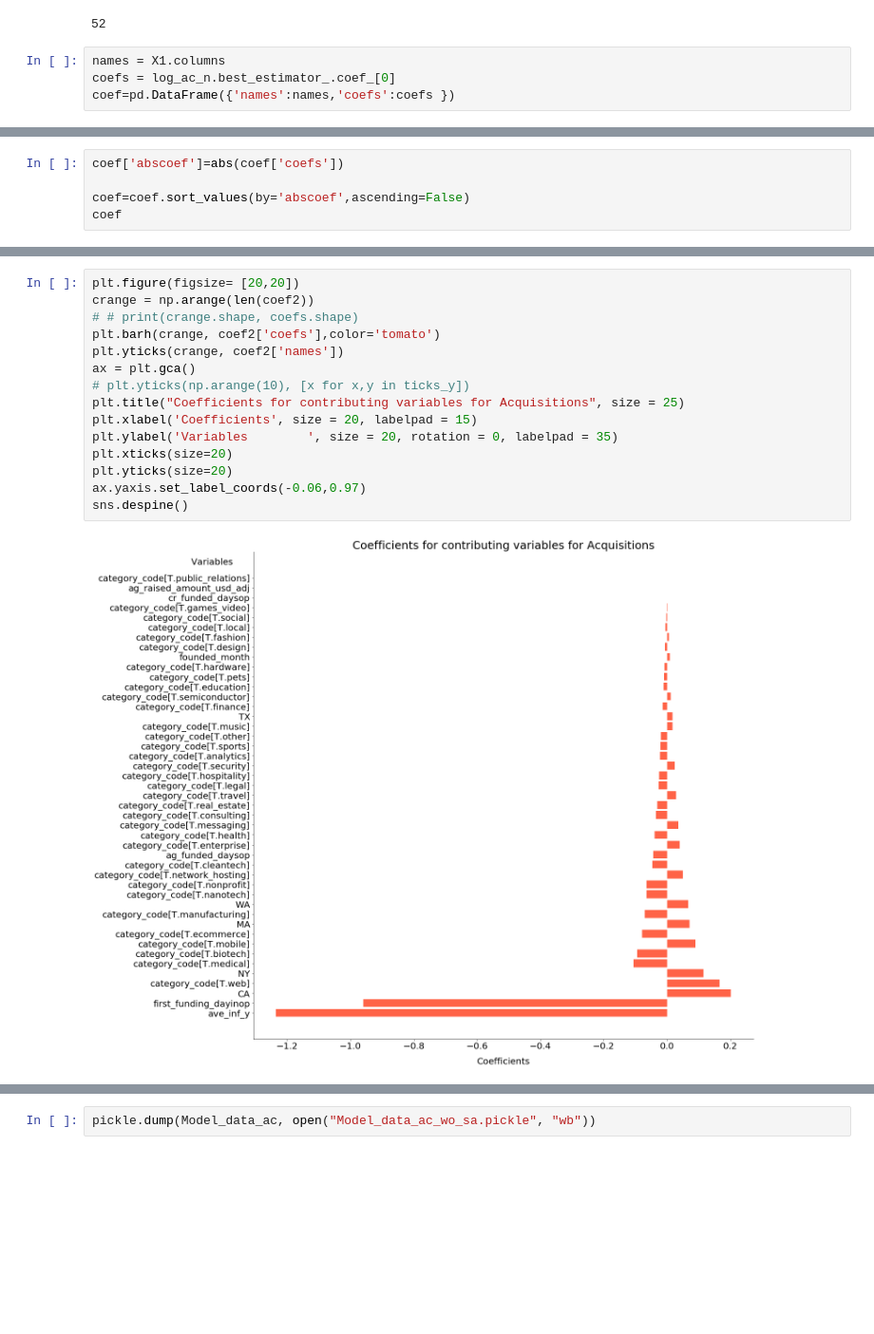
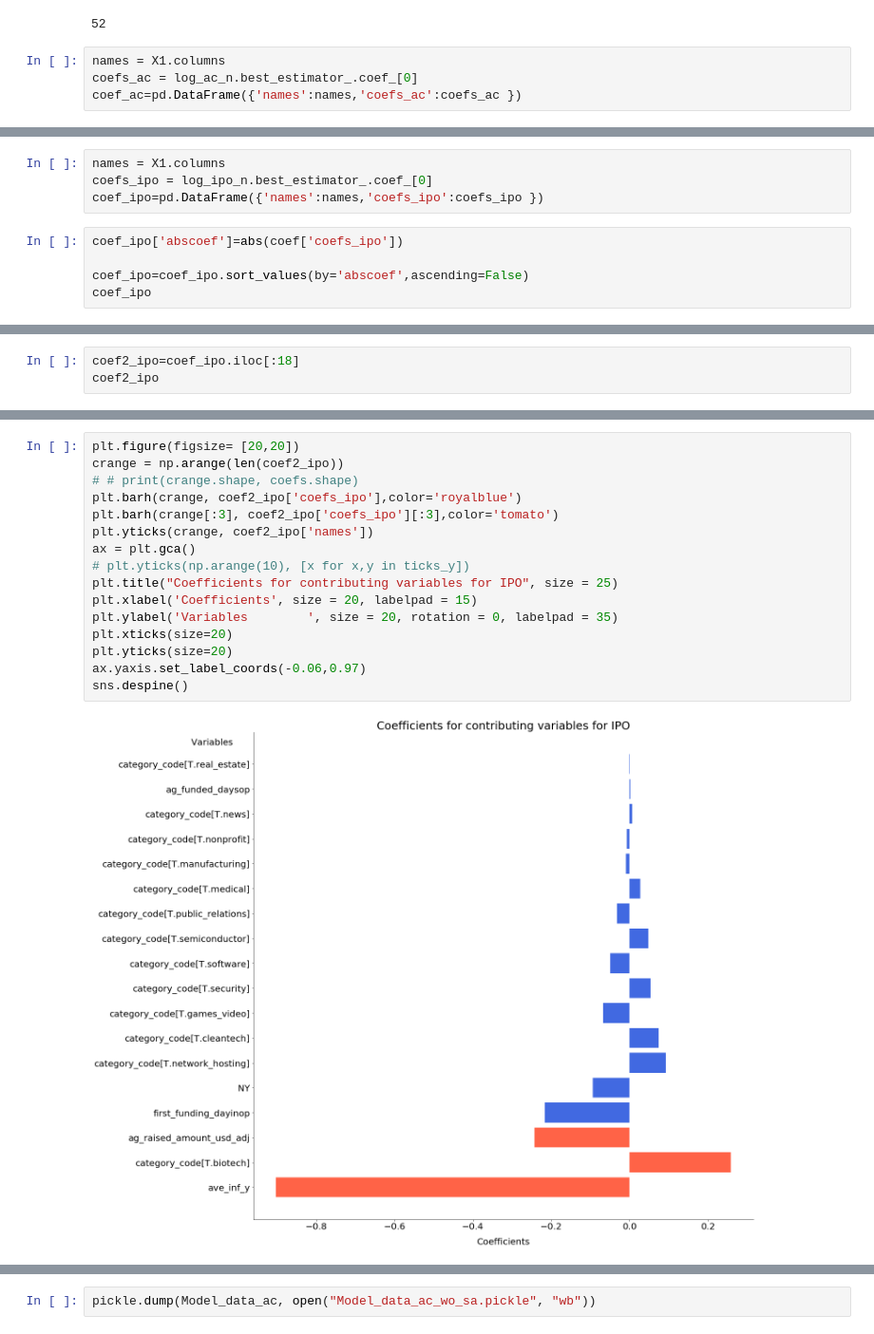
Before and after one commit to mcarolinag/start-up-classification, a Jupyter notebook: Model with more variables without Series A adjusting for inflation w GridSearchCV - df fix.ipynb, the cells around one changed output, grey strips where cells are left out. Shown: that part at 95% size. Cells and saved outputs as stored; diff of their text form; blank space fills up the shorter version.

```diff
--- a/Model with more variables without Series A adjusting for inflation w GridSearchCV - df fix.ipynb
+++ b/Model with more variables without Series A adjusting for inflation w GridSearchCV - df fix.ipynb
@@ -789,5 +843,5 @@ len(X1.columns)
 52
 # %%
 names = X1.columns
-coefs = log_ac_n.best_estimator_.coef_[0]
-coef=pd.DataFrame({'names':names,'coefs':coefs })
+coefs_ac = log_ac_n.best_estimator_.coef_[0]
+coef_ac=pd.DataFrame({'names':names,'coefs_ac':coefs_ac })
@@ -794,6 +910,10 @@ coef=pd.DataFrame({'names':names,'coefs':coefs })
+# %%
+names = X1.columns
+coefs_ipo = log_ipo_n.best_estimator_.coef_[0]
+coef_ipo=pd.DataFrame({'names':names,'coefs_ipo':coefs_ipo })
 # %%
-coef['abscoef']=abs(coef['coefs'])
+coef_ipo['abscoef']=abs(coef['coefs_ipo'])
 
-coef=coef.sort_values(by='abscoef',ascending=False)
-coef
+coef_ipo=coef_ipo.sort_values(by='abscoef',ascending=False)
+coef_ipo
 # %% [output]
@@ -837,0 +937,3 @@ coef2
+# %%
+coef2_ipo=coef_ipo.iloc[:18]
+coef2_ipo
@@ -838,17 +958,18 @@ coef2
 # %%
 plt.figure(figsize= [20,20])
-crange = np.arange(len(coef2))
+crange = np.arange(len(coef2_ipo))
 # # print(crange.shape, coefs.shape)
-plt.barh(crange, coef2['coefs'],color='tomato')
-plt.yticks(crange, coef2['names'])
+plt.barh(crange, coef2_ipo['coefs_ipo'],color='royalblue')
+plt.barh(crange[:3], coef2_ipo['coefs_ipo'][:3],color='tomato')
+plt.yticks(crange, coef2_ipo['names'])
 ax = plt.gca()
 # plt.yticks(np.arange(10), [x for x,y in ticks_y])
-plt.title("Coefficients for contributing variables for Acquisitions", size = 25)
+plt.title("Coefficients for contributing variables for IPO", size = 25)
 plt.xlabel('Coefficients', size = 20, labelpad = 15)
 plt.ylabel('Variables        ', size = 20, rotation = 0, labelpad = 35)
 plt.xticks(size=20)
 plt.yticks(size=20)
 ax.yaxis.set_label_coords(-0.06,0.97)
 sns.despine()
 # %% [output]
-[figure, old version]
+[figure, new version]
```
Also changed, not shown: parts of 25 cells of this notebook, 1 other file.
